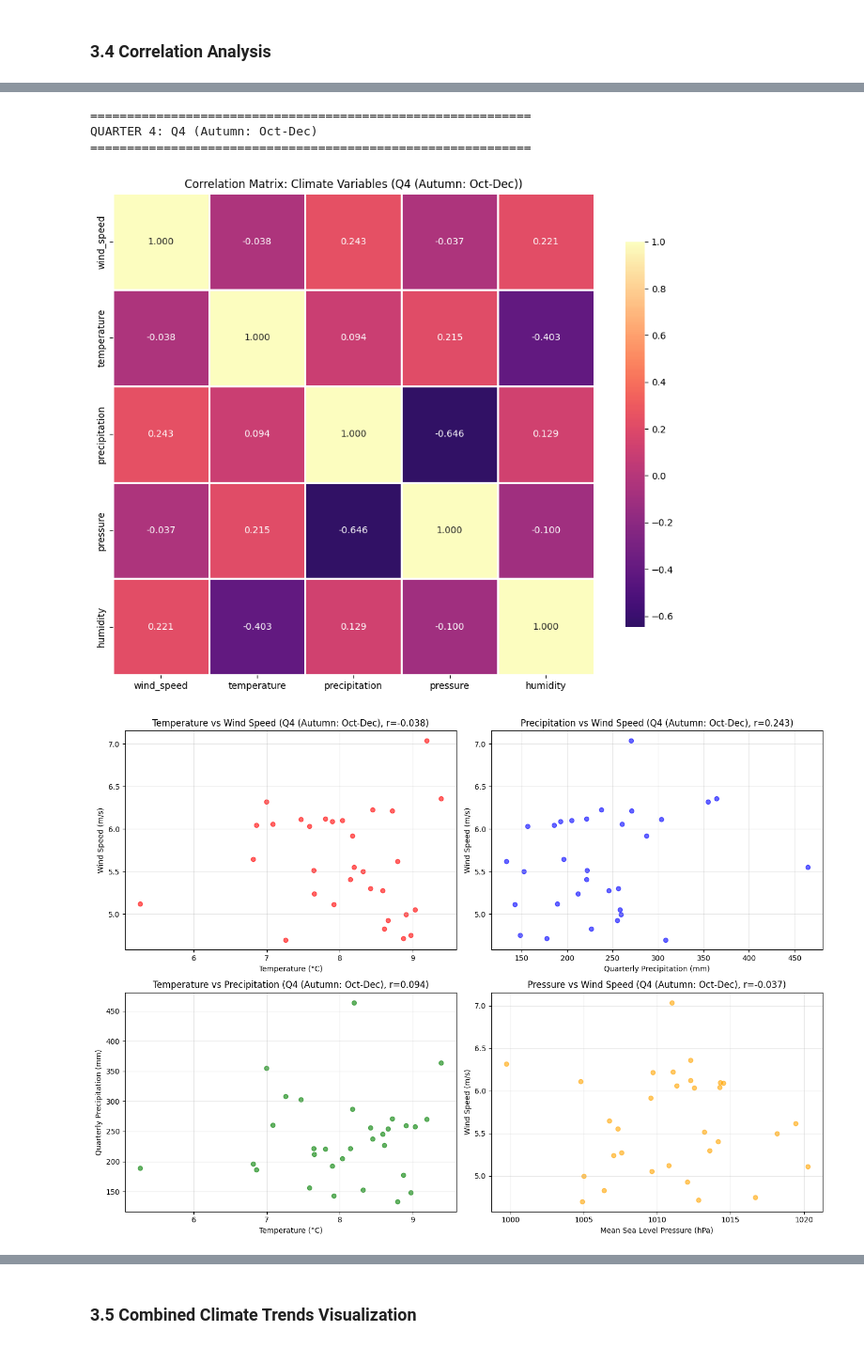
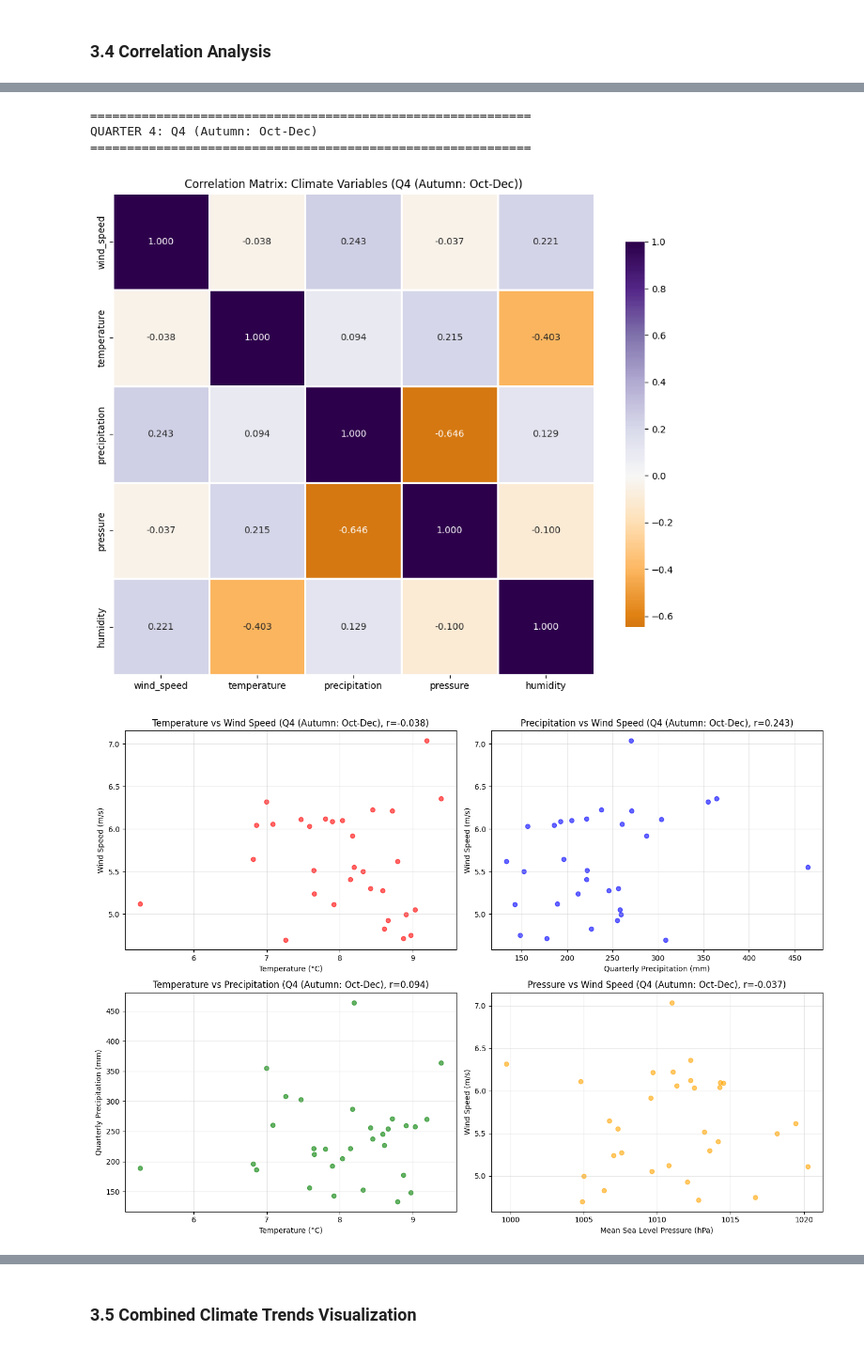
Before and after one commit to tanyasanjuan/pfda-project, a Jupyter notebook: wind.ipynb, the cells around one changed output, grey strips where cells are left out. Shown at 94% size. Saved outputs shown, nothing was run; the diff lists cells and outputs as text; code cells hidden in the pictures.

```diff
--- a/wind.ipynb
+++ b/wind.ipynb
@@ -575,7 +575,7 @@ for quarter in [1]:
 
     # Visualize correlation heatmap for this quarter
     plt.figure(figsize=(10, 8))
-    sns.heatmap(q_corr_matrix, annot=True, fmt='.3f', cmap='PuBu', center=0,
+    sns.heatmap(q_corr_matrix, annot=True, fmt='.3f', cmap='PRGn', center=0,
                 square=True, linewidths=1, cbar_kws={"shrink": 0.8})
     plt.title(f"Correlation Matrix: Climate Variables ({quarter_labels[quarter]})")
     plt.tight_layout()
@@ -591,7 +591,7 @@ for quarter in [2]:
 
     # Visualize correlation heatmap for this quarter
     plt.figure(figsize=(10, 8))
-    sns.heatmap(q_corr_matrix, annot=True, fmt='.3f', cmap='spring', center=0,
+    sns.heatmap(q_corr_matrix, annot=True, fmt='.3f', cmap='PiYG', center=0,
                 square=True, linewidths=1, cbar_kws={"shrink": 0.8})
     plt.title(f"Correlation Matrix: Climate Variables ({quarter_labels[quarter]})")
     plt.tight_layout()
@@ -607,7 +607,7 @@ for quarter in [3]:
 
     # Visualize correlation heatmap for this quarter
     plt.figure(figsize=(10, 8))
-    sns.heatmap(q_corr_matrix, annot=True, fmt='.3f', cmap='summer', center=0,
+    sns.heatmap(q_corr_matrix, annot=True, fmt='.3f', cmap='BrBG', center=0,
                 square=True, linewidths=1, cbar_kws={"shrink": 0.8})
     plt.title(f"Correlation Matrix: Climate Variables ({quarter_labels[quarter]})")
     plt.tight_layout()
@@ -623,7 +623,7 @@ for quarter in [4]:
 
     # Visualize correlation heatmap for this quarter
     plt.figure(figsize=(10, 8))
-    sns.heatmap(q_corr_matrix, annot=True, fmt='.3f', cmap='magma', center=0,
+    sns.heatmap(q_corr_matrix, annot=True, fmt='.3f', cmap='PuOr', center=0,
                 square=True, linewidths=1, cbar_kws={"shrink": 0.8})
     plt.title(f"Correlation Matrix: Climate Variables ({quarter_labels[quarter]})")
     plt.tight_layout()
@@ -682,7 +682,7 @@ QUARTER 3: Q3 (Summer: Jul-Sep)
 ============================================================
 QUARTER 4: Q4 (Autumn: Oct-Dec)
 ============================================================
-[figure, old version]
+[figure, new version]
 [figure]
 Correlation Matrix for Q4 (Autumn: Oct-Dec):
                wind_speed  temperature  precipitation  pressure  humidity
```
Also changed, not shown: parts of 2 cells of this notebook.
